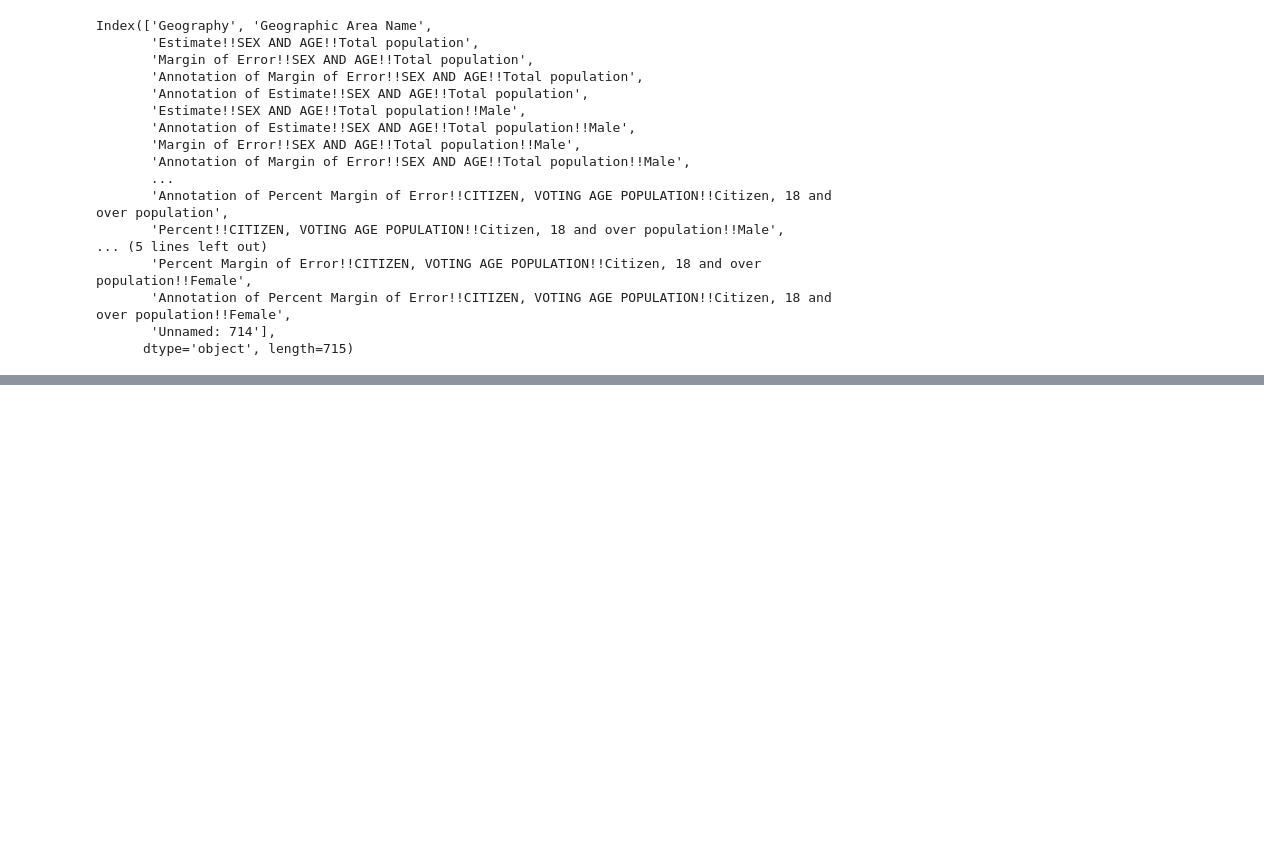
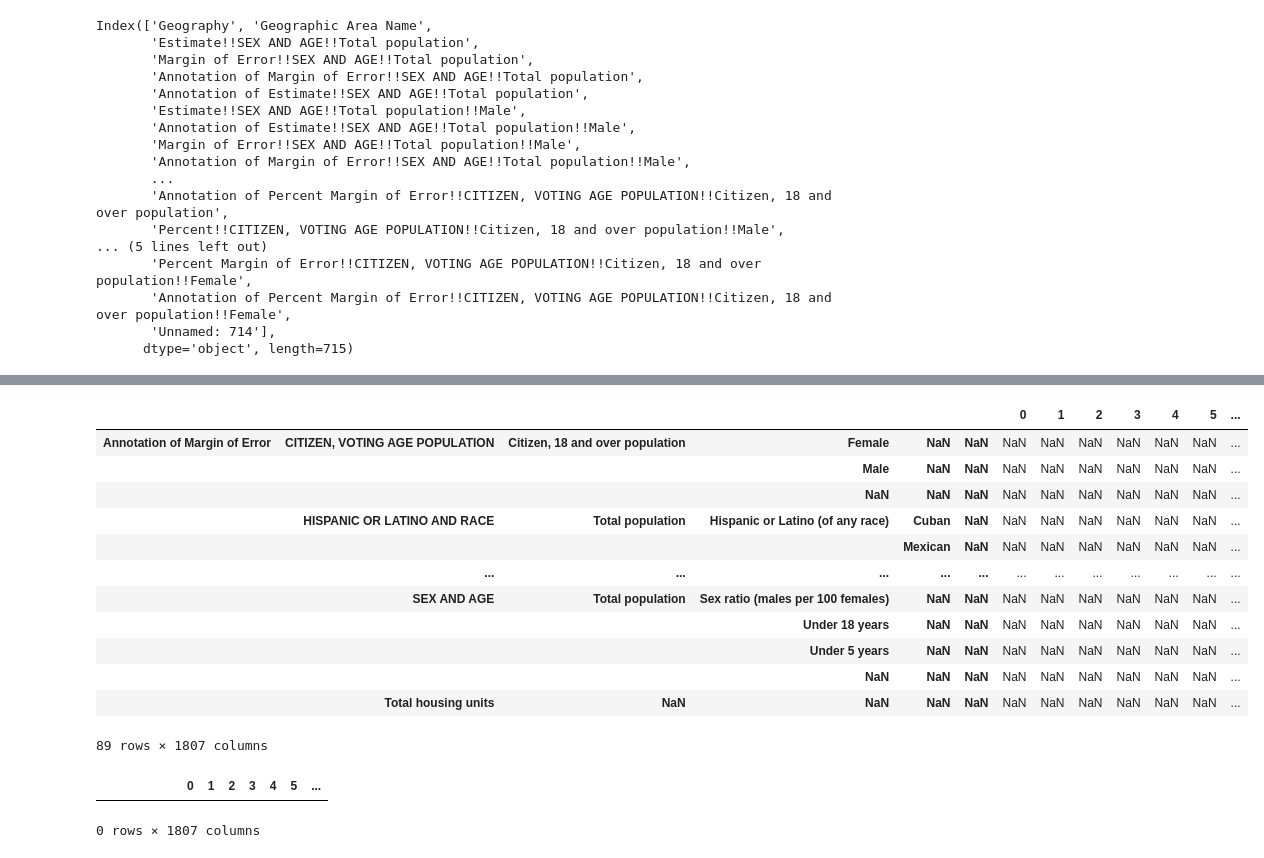
Before and after one commit to hpuma/Airbnb_Rental_Project, a Jupyter notebook: demographics_naledi.ipynb, the cells around one changed output, grey strips where cells are left out. Saved outputs shown, nothing was run; the diff lists cells and outputs as text; code cells hidden in the pictures; blank space fills up the shorter version.

```diff
--- a/demographics_naledi.ipynb
+++ b/demographics_naledi.ipynb
@@ -210,0 +227,23 @@ Annotation of Percent Margin of Error
+# %%
+# Let's clean them one at a time
+temp_df.filter(like ='Annotation of Margin of Error', axis = 'index')
+# %% [output]
+|  |  |  |  |  |  | 0 | 1 | 2 | 3 | 4 | 5 | ... |
+| Annotation of Margin of Error | CITIZEN, VOTING AGE POPULATION | Citizen, 18 and over population | Female | NaN | NaN | NaN | NaN | NaN | NaN | NaN | NaN | ... |
+|  |  |  | Male | NaN | NaN | NaN | NaN | NaN | NaN | NaN | NaN | ... |
+|  |  |  | NaN | NaN | NaN | NaN | NaN | NaN | NaN | NaN | NaN | ... |
+|  | HISPANIC OR LATINO AND RACE | Total population | Hispanic or Latino (of any race) | Cuban | NaN | NaN | NaN | NaN | NaN | NaN | NaN | ... |
+|  |  |  |  | Mexican | NaN | NaN | NaN | NaN | NaN | NaN | NaN | ... |
+|  | ... | ... | ... | ... | ... | ... | ... | ... | ... | ... | ... | ... |
+|  | SEX AND AGE | Total population | Sex ratio (males per 100 females) | NaN | NaN | NaN | NaN | NaN | NaN | NaN | NaN | ... |
+|  |  |  | Under 18 years | NaN | NaN | NaN | NaN | NaN | NaN | NaN | NaN | ... |
+|  |  |  | Under 5 years | NaN | NaN | NaN | NaN | NaN | NaN | NaN | NaN | ... |
+|  |  |  | NaN | NaN | NaN | NaN | NaN | NaN | NaN | NaN | NaN | ... |
+|  | Total housing units | NaN | NaN | NaN | NaN | NaN | NaN | NaN | NaN | NaN | NaN | ... |
+89 rows × 1807 columns
+# %%
+# Let's clean them one at a time
+temp_df.filter(regex ='Percent$', axis = 'index')
+# %% [output]
+|  |  |  |  |  |  | 0 | 1 | 2 | 3 | 4 | 5 | ... |
+0 rows × 1807 columns
```
Also changed, not shown: parts of 17 cells of this notebook.
